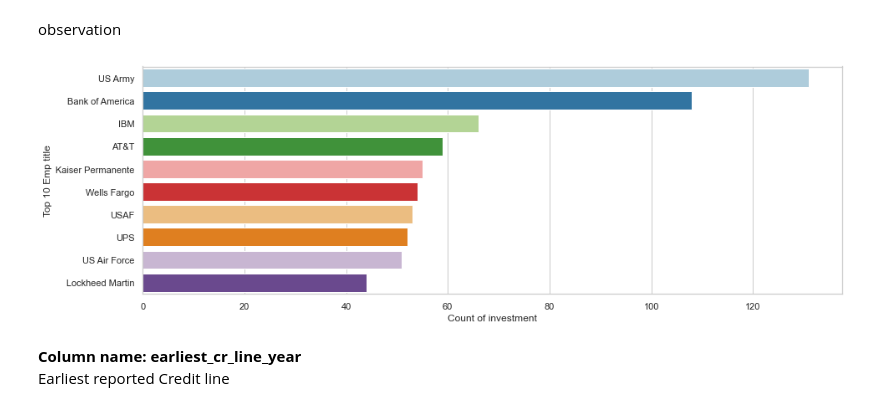
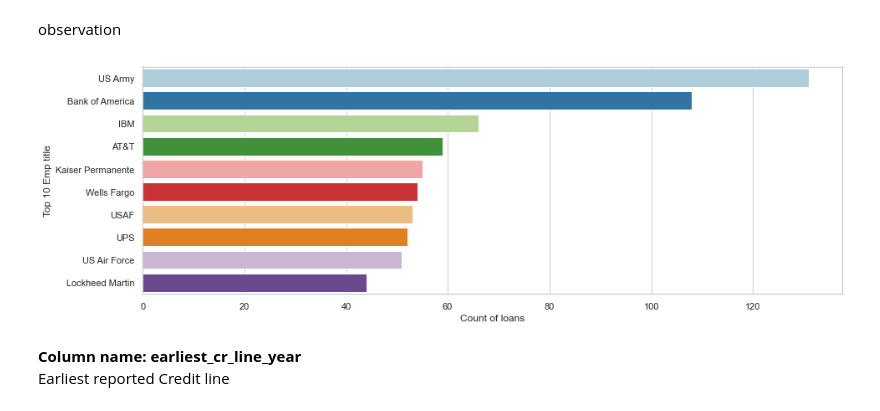
Before and after one commit to Utkarsh4610/LendingClub, a Jupyter notebook: LendingClubCaseStudy.ipynb, the cells around one changed output. Drawn from its saved outputs; the diff is of its cells as text; code cells hidden in the pictures.

```diff
--- a/LendingClubCaseStudy.ipynb
+++ b/LendingClubCaseStudy.ipynb
@@ -528,11 +529,11 @@ top10_emp = pd.DataFrame(loan_master['emp_title'].value_counts()[:10])
 # %%
 plt.figure(figsize=(15,5))
 sns.barplot(y=top10_emp.index, x= 'emp_title',data=top10_emp,palette='Paired',ci=None)
-plt.xlabel('Count of investment')
+plt.xlabel('Count of loans')
 plt.ylabel('Top 10 Emp title')
 plt.show()
 # %% [output]
-[figure, old version]
+[figure, new version]
 # %% [markdown]
 **Column name: earliest_cr_line_year** <br>
 Earliest reported Credit line
```
Also changed, not shown: parts of 7 cells of this notebook.
